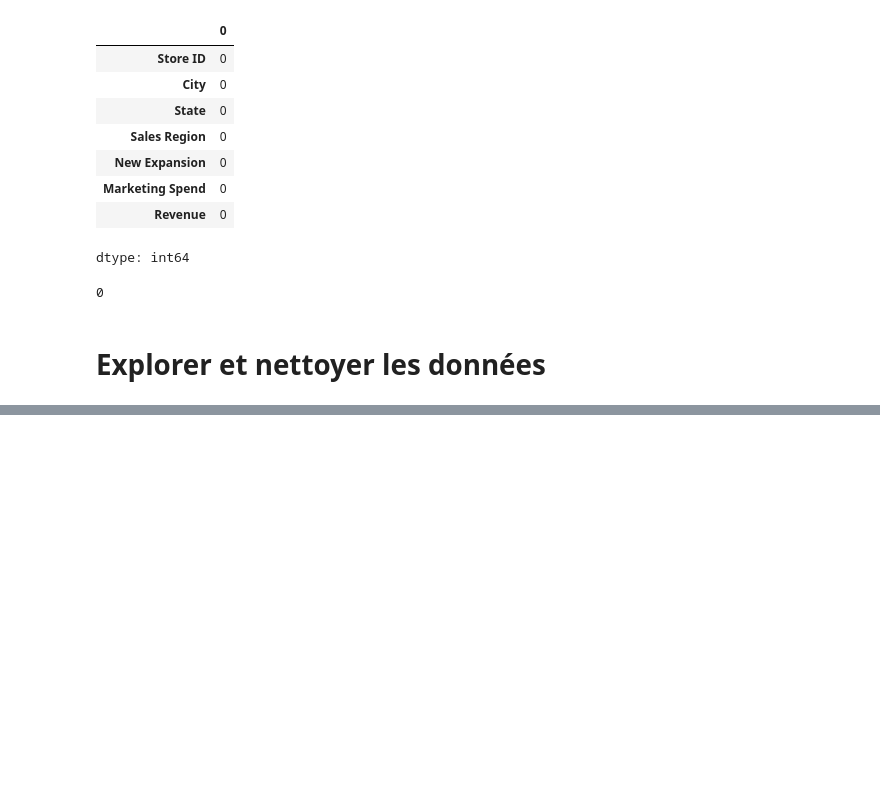
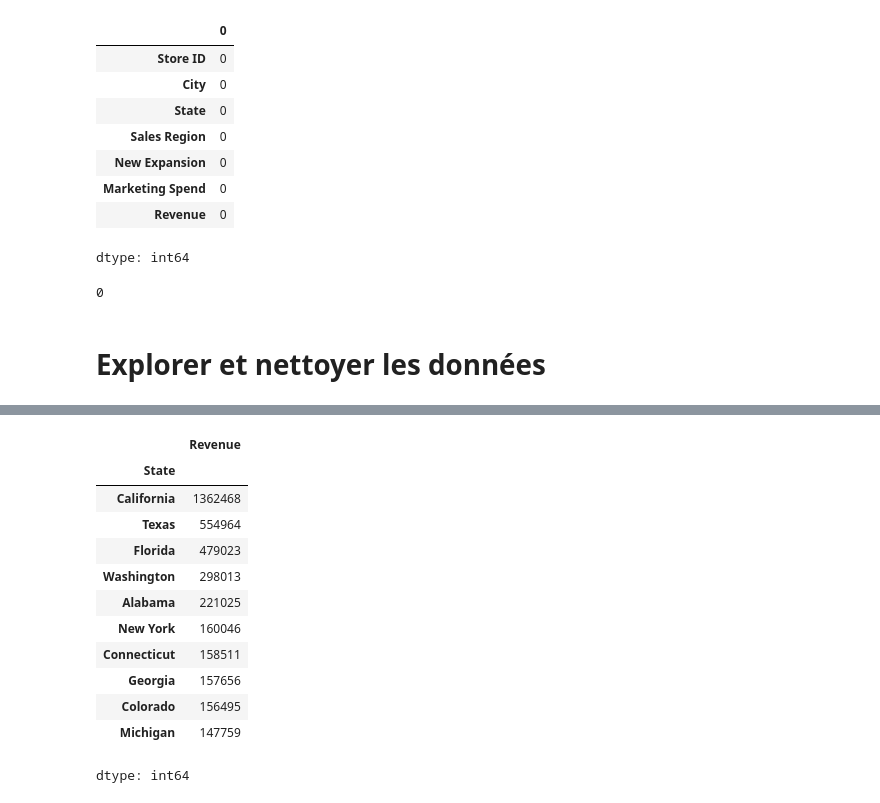
Before and after one commit to yacine-yefsah/startupsdata, a Jupyter notebook: startups.ipynb, the cells around one changed output, grey strips where cells are left out. Cells and saved outputs as stored; diff of their text form; code cells hidden in the pictures; blank space fills up the shorter version.

```diff
--- a/startups.ipynb
+++ b/startups.ipynb
@@ -219,0 +217,16 @@ startups.sort_values(by='Revenue', ascending=False)
+# %%
+startups[startups['New Expansion'] == 'Old'].groupby(['State']).sum()['Revenue'].nlargest(10)
+# %% [output]
+|  | Revenue |
+| State |  |
+| California | 1362468 |
+| Texas | 554964 |
+| Florida | 479023 |
+| Washington | 298013 |
+| Alabama | 221025 |
+| New York | 160046 |
+| Connecticut | 158511 |
+| Georgia | 157656 |
+| Colorado | 156495 |
+| Michigan | 147759 |
+dtype: int64
```
Also changed, not shown: parts of 18 cells of this notebook.
